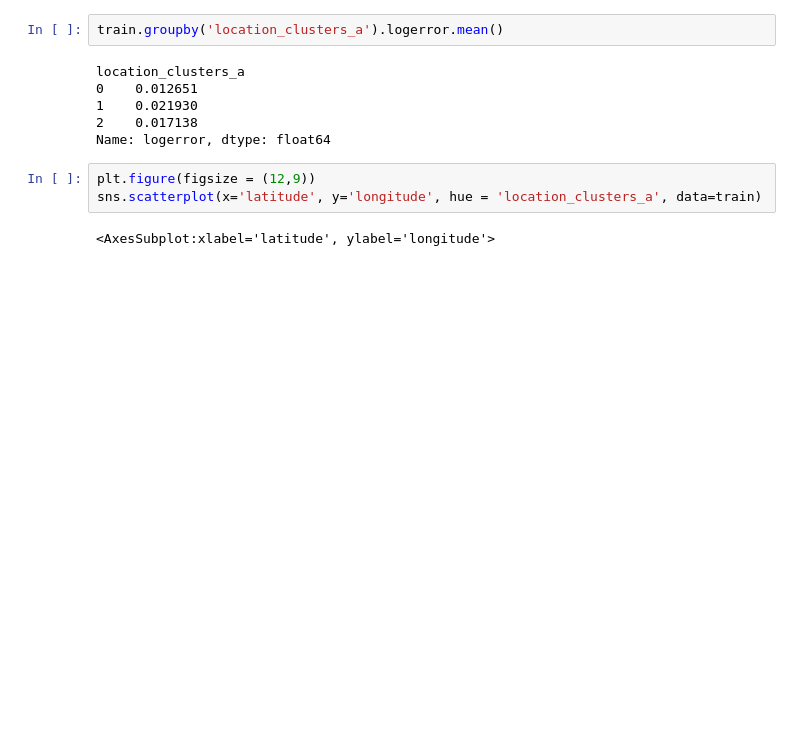
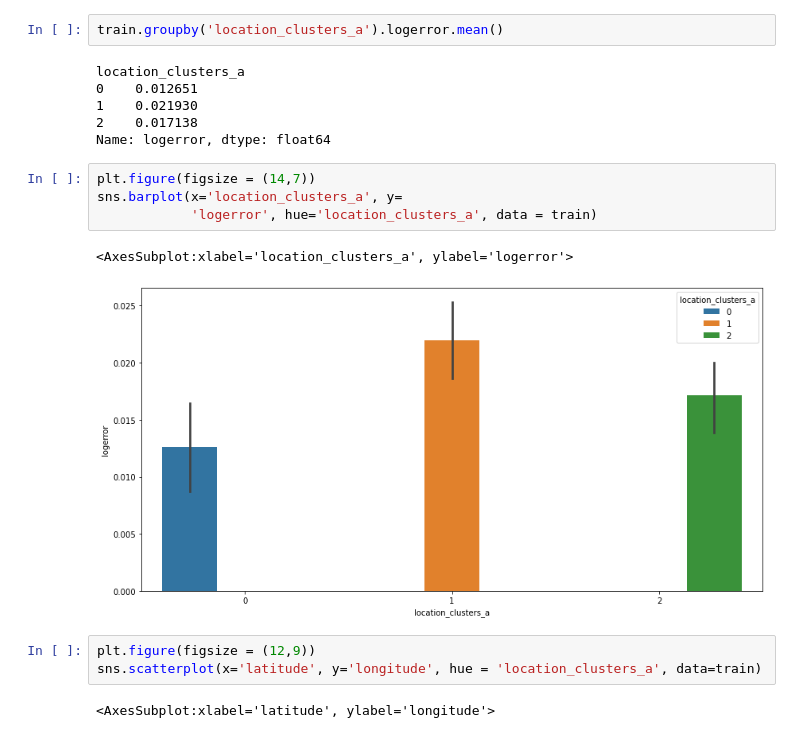
Before and after one commit to m3redithw/Zestimates-Clustering-Project, a Jupyter notebook: modeling.ipynb, the cells around one changed output. Cells and saved outputs as stored; diff of their text form; blank space fills up the shorter version.

Commit message:
completed all location clusters

```diff
--- a/modeling.ipynb
+++ b/modeling.ipynb
@@ -107,6 +107,13 @@ location_clusters_a
 1    0.021930
 2    0.017138
 Name: logerror, dtype: float64
+# %%
+plt.figure(figsize = (14,7))
+sns.barplot(x='location_clusters_a', y=
+            'logerror', hue='location_clusters_a', data = train)
+# %% [output]
+<AxesSubplot:xlabel='location_clusters_a', ylabel='logerror'>
+[figure, added]
 # %%
 plt.figure(figsize = (12,9))
 sns.scatterplot(x='latitude', y='longitude', hue = 'location_clusters_a', data=train)
```
Also changed, not shown: parts of 11 cells of this notebook.
